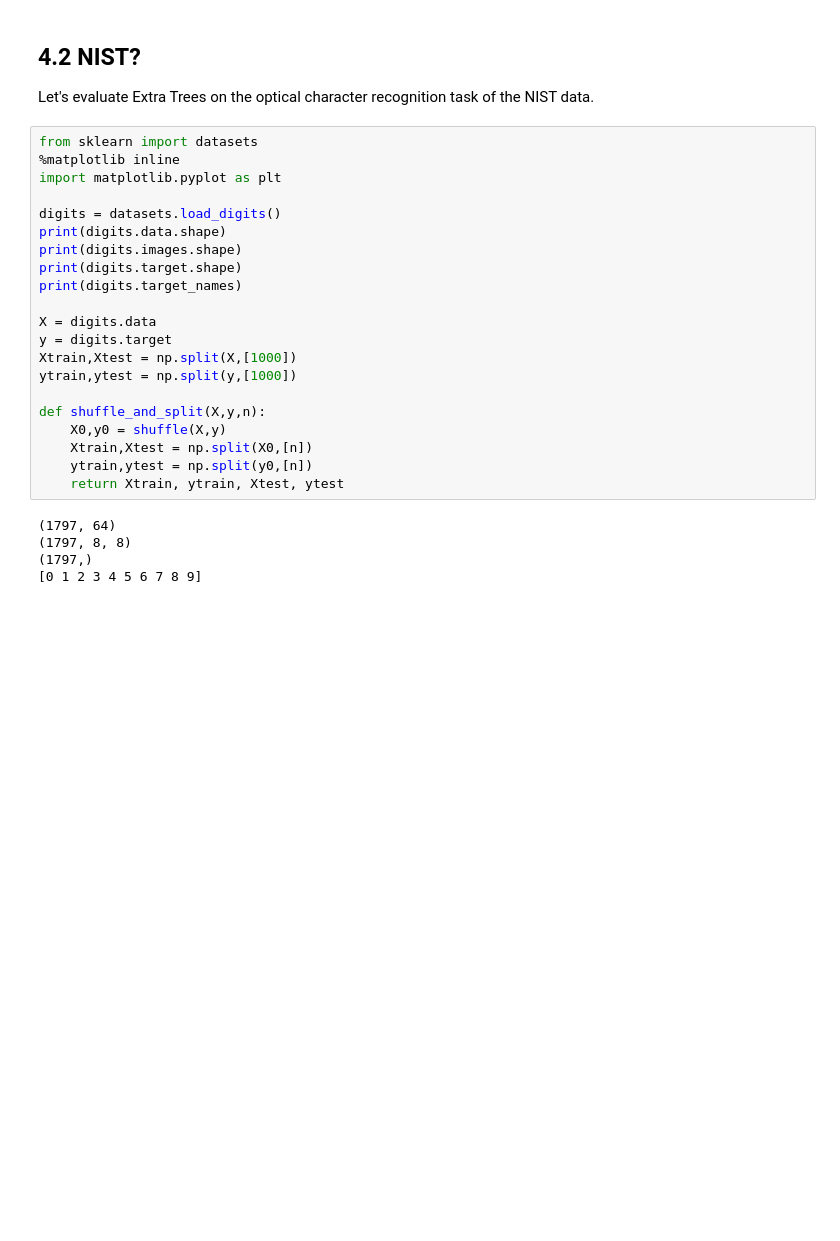
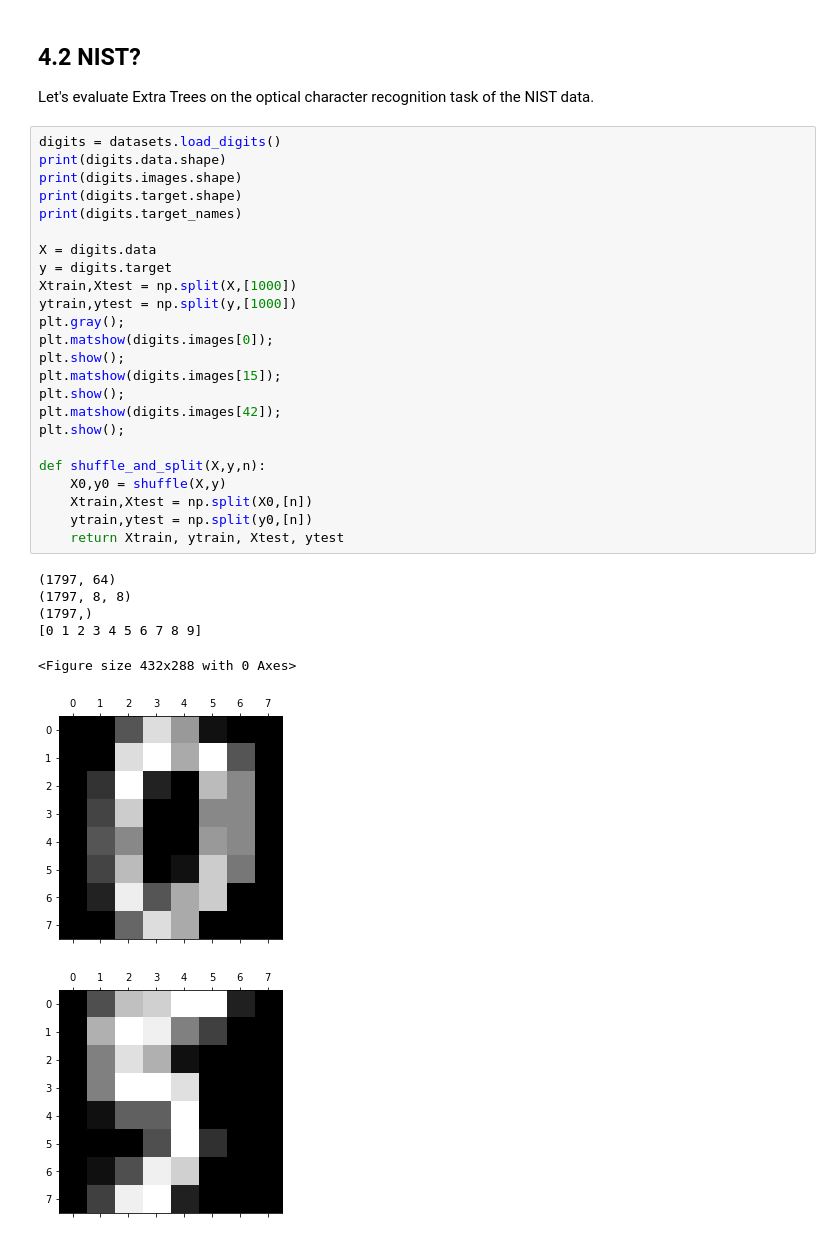
Before and after one commit to Ziqing-WU/ERT-Notebook, a Jupyter notebook: ExtraTrees.ipynb, the cells around one changed output. Saved outputs shown, nothing was run; the diff lists cells and outputs as text; blank space fills up the shorter version.

```diff
--- a/ExtraTrees.ipynb
+++ b/ExtraTrees.ipynb
@@ -401,28 +403,34 @@ Bag of words representation (91 words in dictionary):
 
 Let's evaluate Extra Trees on the optical character recognition task of the NIST data.
 # %%
-from sklearn import datasets
-%matplotlib inline
-import matplotlib.pyplot as plt
-
 digits = datasets.load_digits()
 print(digits.data.shape)
 print(digits.images.shape)
 print(digits.target.shape)
 print(digits.target_names)
 
 X = digits.data
 y = digits.target
 Xtrain,Xtest = np.split(X,[1000])
 ytrain,ytest = np.split(y,[1000])
+plt.gray();
+plt.matshow(digits.images[0]);
+plt.show();
+plt.matshow(digits.images[15]);
+plt.show();
+plt.matshow(digits.images[42]);
+plt.show();
 
 def shuffle_and_split(X,y,n):
     X0,y0 = shuffle(X,y)
     Xtrain,Xtest = np.split(X0,[n])
     ytrain,ytest = np.split(y0,[n])
     return Xtrain, ytrain, Xtest, ytest
 # %% [output]
 (1797, 64)
 (1797, 8, 8)
 (1797,)
 [0 1 2 3 4 5 6 7 8 9]
+<Figure size 432x288 with 0 Axes>
+[figure, added]
+[figure, added]
```
Also changed, not shown: parts of 16 cells of this notebook.
